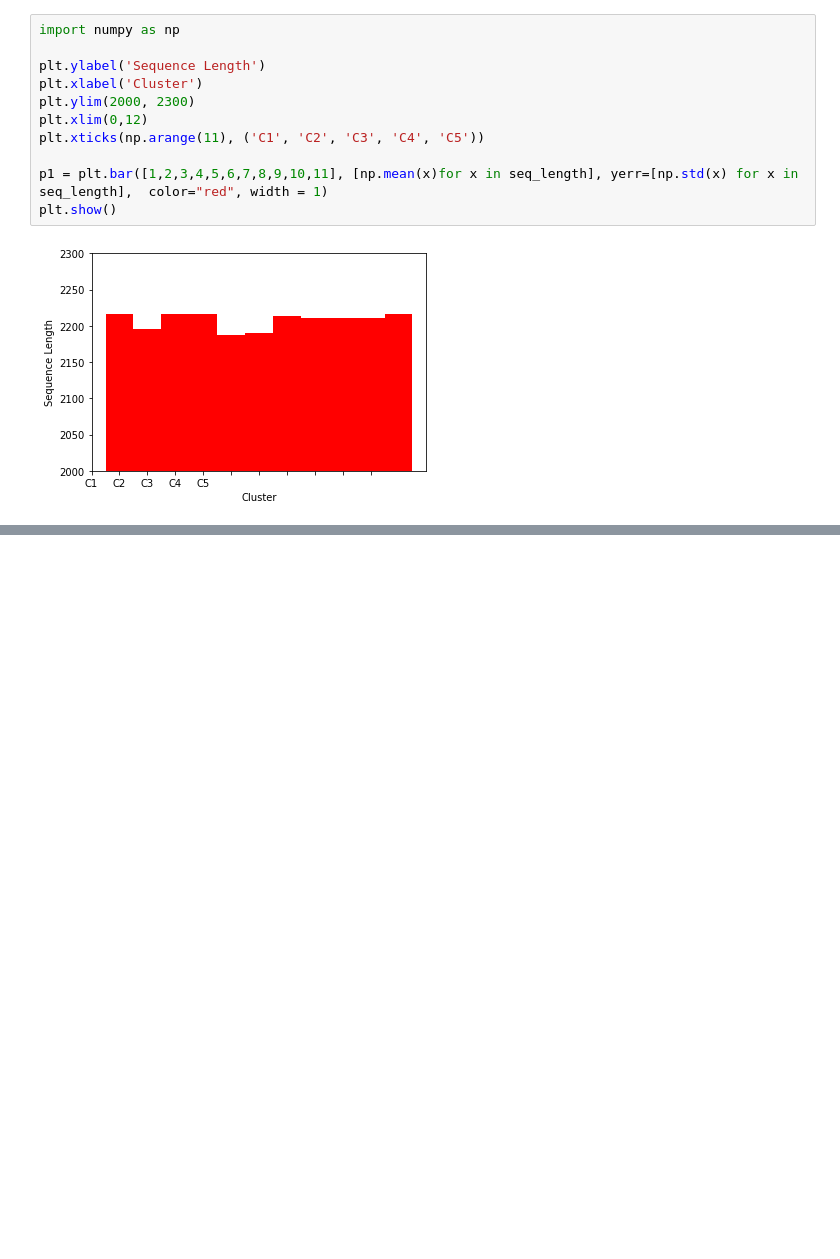
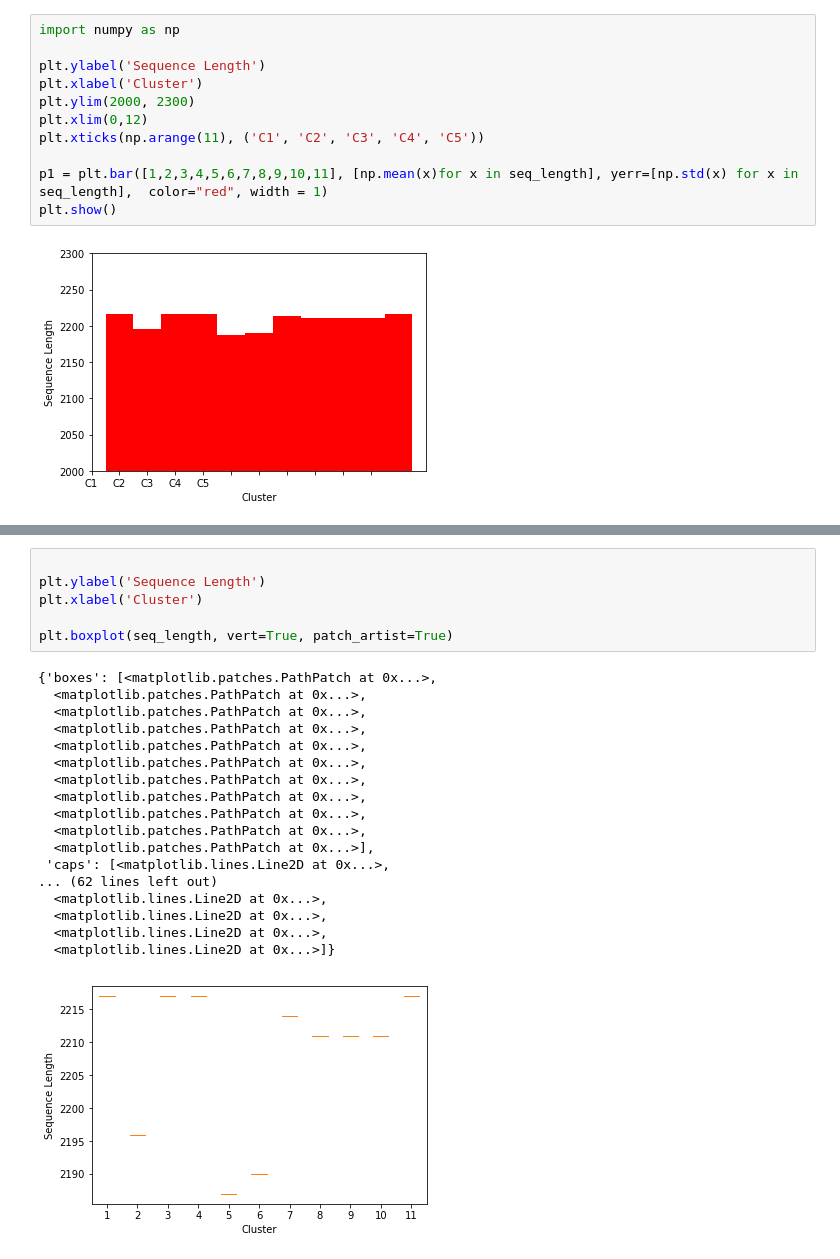
Before and after one commit to nathan2wong/computational_biology_BioE131, a Jupyter notebook: lab2/lab2phylo.ipynb, the cells around one changed output, grey strips where cells are left out. Cells and saved outputs as stored; diff of their text form; blank space fills up the shorter version.

```diff
--- a/lab2/lab2phylo.ipynb
+++ b/lab2/lab2phylo.ipynb
@@ -389,0 +372,25 @@ plt.boxplot(seq_length)
+# %%
+
+plt.ylabel('Sequence Length')
+plt.xlabel('Cluster')
+
+plt.boxplot(seq_length, vert=True, patch_artist=True)
+# %% [output]
+{'boxes': [<matplotlib.patches.PathPatch at 0x...>,
+  <matplotlib.patches.PathPatch at 0x...>,
+  <matplotlib.patches.PathPatch at 0x...>,
+  <matplotlib.patches.PathPatch at 0x...>,
+  <matplotlib.patches.PathPatch at 0x...>,
+  <matplotlib.patches.PathPatch at 0x...>,
+  <matplotlib.patches.PathPatch at 0x...>,
+  <matplotlib.patches.PathPatch at 0x...>,
+  <matplotlib.patches.PathPatch at 0x...>,
+  <matplotlib.patches.PathPatch at 0x...>,
+  <matplotlib.patches.PathPatch at 0x...>],
+ 'caps': [<matplotlib.lines.Line2D at 0x...>,
+... (62 lines left out)
+  <matplotlib.lines.Line2D at 0x...>,
+  <matplotlib.lines.Line2D at 0x...>,
+  <matplotlib.lines.Line2D at 0x...>,
+  <matplotlib.lines.Line2D at 0x...>]}
+[figure, added]
```
Also changed, not shown: parts of 4 cells of this notebook.
